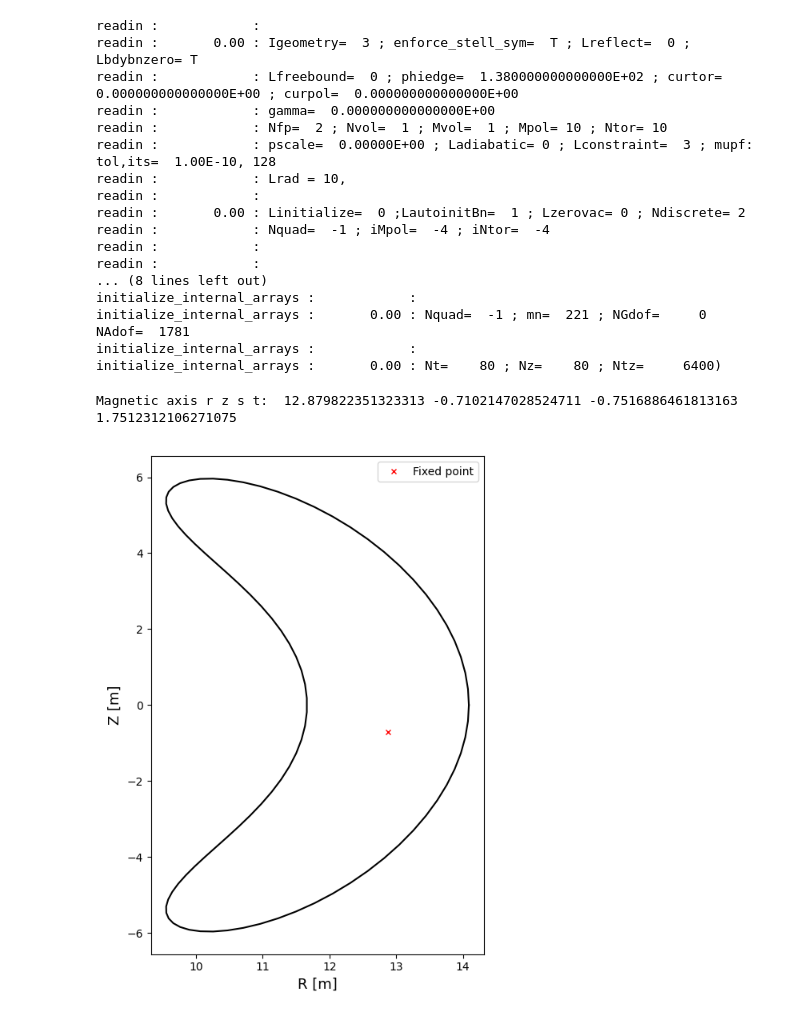
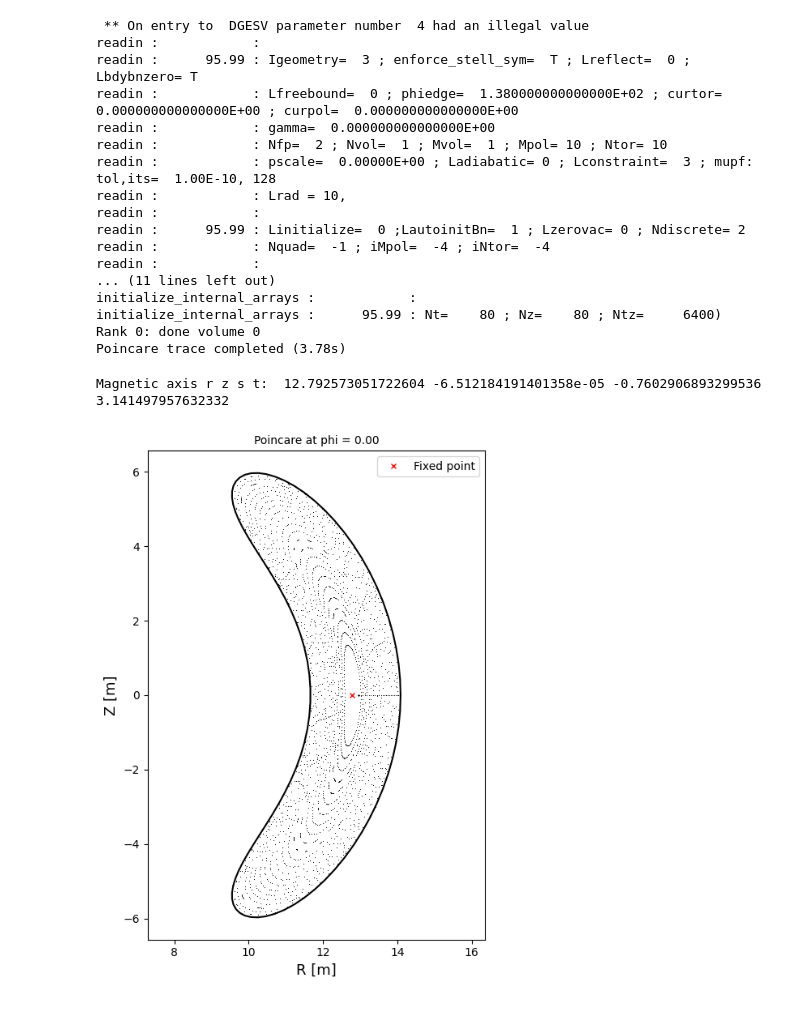
Before and after one commit to ANU-HPC/SPECTRE, a Jupyter notebook: examples/fixed_points/example.ipynb, the cells around one changed output. Saved outputs shown, nothing was run; the diff lists cells and outputs as text; code cells hidden in the pictures.

```diff
--- a/examples/fixed_points/example.ipynb
+++ b/examples/fixed_points/example.ipynb
@@ -100,41 +94,46 @@ Island o-point r z s t:  None None None None
 # %%
 # QA vacuum fixed points example, based on the .toml input file
 
 # converges but the axis is WRONG!
 
-out = SPECTRE.from_input_file('test_qa.toml')
+qa = SPECTRE.from_input_file('test_qa.toml')
 
-xin = get_xinit_specwrap(out)
+xin = get_xinit_specwrap(qa)
 
-force_real(xin, out)
+force_real(xin, qa)
+
+
+init_pts=[ np.array([[x, 0.] for x in np.linspace(-1,1, 25)]) for _ in range(7)]
+qa.trace_fieldlines(init_pts, num_threads=7, num_phi_planes=1, num_transits=100) #run calculation
 
 fig, ax = plt.subplots(figsize=(5, 7))
-plot_infaces(xin, out, ax=ax)
+qa.tracer.plot(ax=plt.gca())
+plot_infaces(xin, qa, ax=plt.gca())
 # out.plot_poincare(ax=ax)
 
 # Find the axis
-r, z, s, t = out.find_fixed_point(guess=[-0.989, 0.1], nrestart=30, plot=True, ax=plt.gca())
+r, z, s, t = qa.find_axis(guess=[-0.989, 6.1], nrestart=30, plot=True, ax=plt.gca())
 print("Magnetic axis r z s t: ", r, z, s, t)
 
 plt.legend()
 plt.tight_layout()
 # %% [output]
+ ** On entry to  DGESV parameter number  4 had an illegal value
 readin :            :
-readin :       0.00 : Igeometry=  3 ; enforce_stell_sym=  T ; Lreflect=  0 ; Lbdybnzero= T
+readin :      95.99 : Igeometry=  3 ; enforce_stell_sym=  T ; Lreflect=  0 ; Lbdybnzero= T
 readin :            : Lfreebound=  0 ; phiedge=  1.380000000000000E+02 ; curtor=  0.000000000000000E+00 ; curpol=  0.000000000000000E+00
 readin :            : gamma=  0.000000000000000E+00
 readin :            : Nfp=  2 ; Nvol=  1 ; Mvol=  1 ; Mpol= 10 ; Ntor= 10
 readin :            : pscale=  0.00000E+00 ; Ladiabatic= 0 ; Lconstraint=  3 ; mupf: tol,its=  1.00E-10, 128
 readin :            : Lrad = 10,
 readin :            :
-readin :       0.00 : Linitialize=  0 ;LautoinitBn=  1 ; Lzerovac= 0 ; Ndiscrete= 2
+readin :      95.99 : Linitialize=  0 ;LautoinitBn=  1 ; Lzerovac= 0 ; Ndiscrete= 2
 readin :            : Nquad=  -1 ; iMpol=  -4 ; iNtor=  -4
 readin :            :
-readin :            :
-... (8 lines left out)
+... (11 lines left out)
 initialize_internal_arrays :            :
-initialize_internal_arrays :       0.00 : Nquad=  -1 ; mn=  221 ; NGdof=     0  NAdof=  1781
-initialize_internal_arrays :            :
-initialize_internal_arrays :       0.00 : Nt=    80 ; Nz=    80 ; Ntz=     6400)
+initialize_internal_arrays :      95.99 : Nt=    80 ; Nz=    80 ; Ntz=     6400)
+Rank 0: done volume 0
+Poincare trace completed (3.78s)
-Magnetic axis r z s t:  12.879822351323313 -0.7102147028524711 -0.7516886461813163 1.7512312106271075
+Magnetic axis r z s t:  12.792573051722604 -6.512184191401358e-05 -0.7602906893299536 3.141497957632332
-[figure, old version]
+[figure, new version]
```
Also changed, not shown: parts of 4 cells of this notebook, 6 other files.
